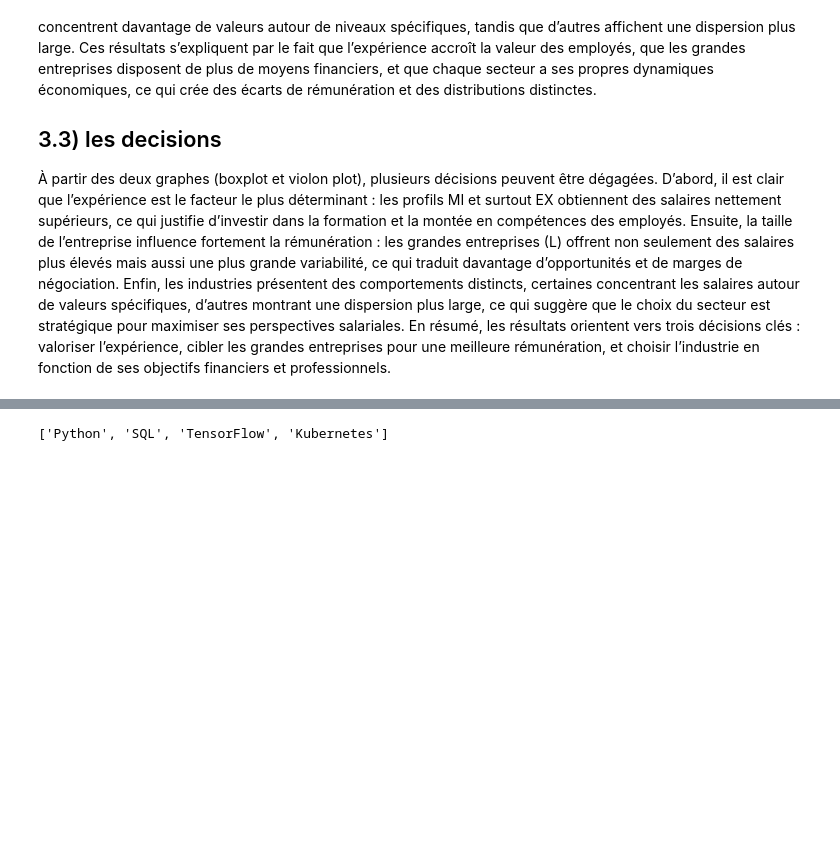
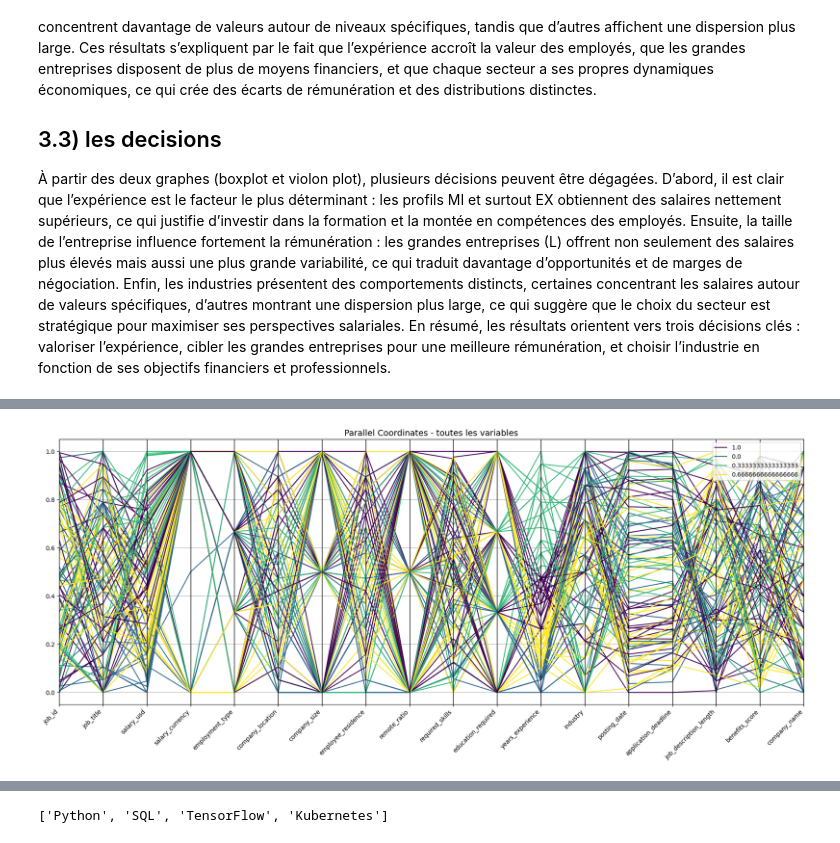
Before and after one commit to BrainCoder3/Vizualisation-Global-AI-Job-Market-Trends-Salary-Insights, a Jupyter notebook: notebooks/multivariate.ipynb, the cells around one changed output, grey strips where cells are left out. Saved outputs shown, nothing was run; the diff lists cells and outputs as text; code cells hidden in the pictures; blank space fills up the shorter version.

```diff
--- a/notebooks/multivariate.ipynb
+++ b/notebooks/multivariate.ipynb
@@ -71,0 +136,35 @@ Ce violon plot illustre la distribution des salaires en fonction du niveau d’e
+# %%
+from pandas.plotting import parallel_coordinates
+from sklearn.preprocessing import MinMaxScaler
+
+# Chargement des données
+#df = pd.read_csv(r"c:\Users\HP\Downloads\ai_job_dataset.csv")
+
+# Préparation des données
+df_parallel = df.copy()
+
+# Encodage des variables qualitatives
+for col in df_parallel.columns:
+    df_parallel[col] = df_parallel[col].astype('category').cat.codes
+
+# Réduction de taille pour lisibilité
+df_parallel = df_parallel.sample(100, random_state=42)
+
+# Normalisation
+scaler = MinMaxScaler()
+df_parallel[df_parallel.columns] = scaler.fit_transform(df_parallel)
+
+# Parallel Coordinates
+target = 'experience_level'
+
+plt.figure(figsize=(18,8))
+
+parallel_coordinates(df_parallel, target, colormap='viridis')
+
+plt.xticks(rotation=45, ha='right')
+plt.title("Parallel Coordinates - toutes les variables", fontsize=14)
+
+plt.tight_layout()
+plt.show()
+# %% [output]
+[figure, added]
```
Also changed, not shown: parts of 9 cells of this notebook.
